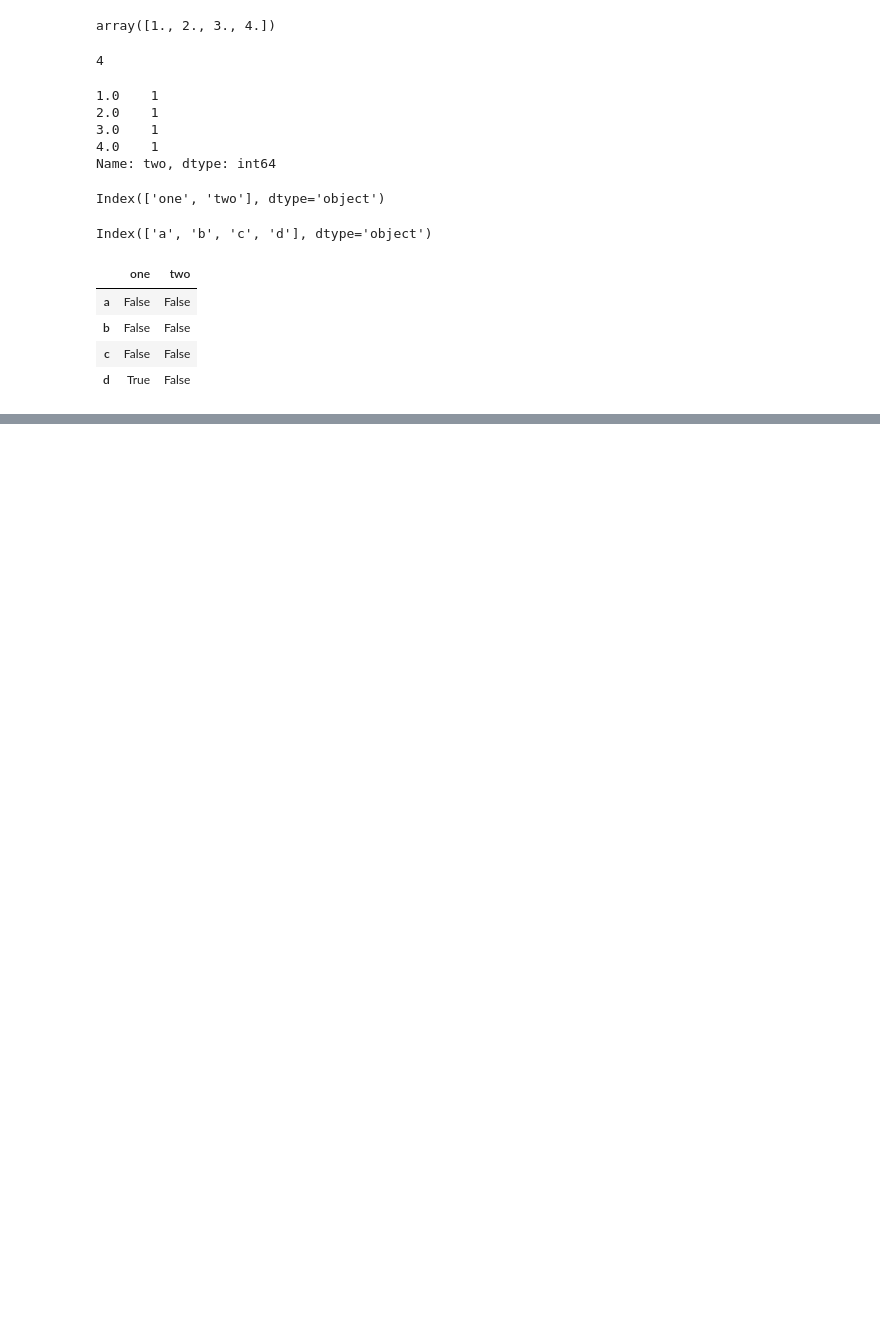
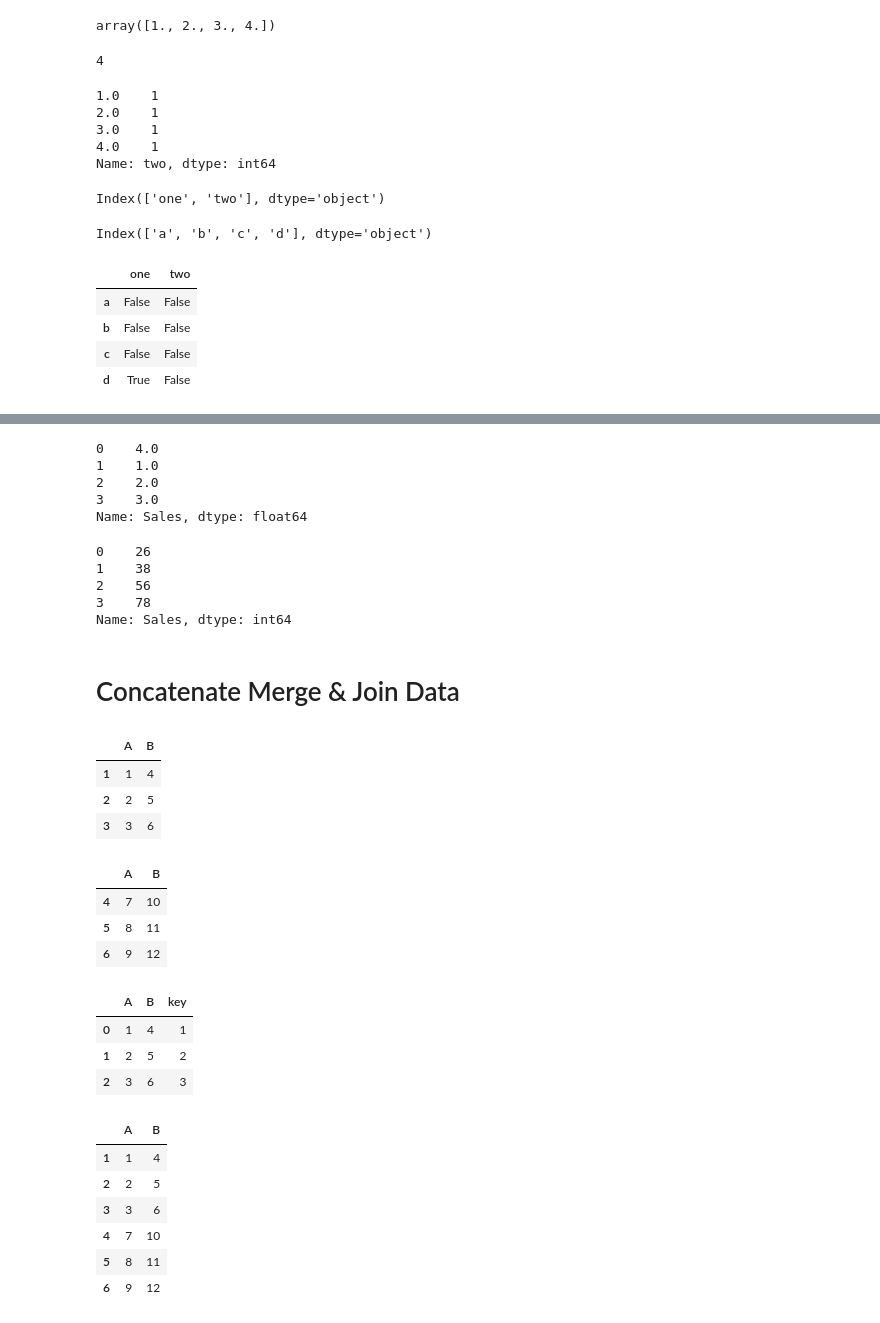
Before and after one commit to VLieberg/Python-Basics-Coding, a Jupyter notebook: notebooks/Pandas Tutorial.ipynb, the cells around one changed output, grey strips where cells are left out. Drawn from its saved outputs; the diff is of its cells as text; code cells hidden in the pictures; blank space fills up the shorter version.

```diff
--- a/notebooks/Pandas Tutorial.ipynb
+++ b/notebooks/Pandas Tutorial.ipynb
@@ -1048,0 +1124,57 @@ df_2.isnull()
+# %%
+df_11['Sales'].rank(method='first')
+# %% [output]
+0    4.0
+1    1.0
+2    2.0
+3    3.0
+Name: Sales, dtype: float64
+# %%
+df_11['Sales'].cumsum()
+# %% [output]
+0    26
+1    38
+2    56
+3    78
+Name: Sales, dtype: int64
+# %% [markdown]
+# Concatenate Merge & Join Data
+# %%
+# You can concatenate DFs in the order DFs are provided
+df_12 = pd.DataFrame({'A': [1,2,3],
+                     'B': [4,5,6]},
+                    index=[1,2,3])
+df_12
+# %% [output]
+|  | A | B |
+| 1 | 1 | 4 |
+| 2 | 2 | 5 |
+| 3 | 3 | 6 |
+# %%
+df_13 = pd.DataFrame({'A': [7,8,9],
+                     'B': [10,11,12]},
+                    index=[4,5,6])
+df_13
+# %% [output]
+|  | A | B |
+| 4 | 7 | 10 |
+| 5 | 8 | 11 |
+| 6 | 9 | 12 |
+# %%
+df_12.combine(df_13, np.minimum)
+# %% [output]
+|  | A | B | key |
+| 0 | 1 | 4 | 1 |
+| 1 | 2 | 5 | 2 |
+| 2 | 3 | 6 | 3 |
+# %%
+# Append rows of DataFrames
+pd.concat([df_12, df_13])
+# %% [output]
+|  | A | B |
+| 1 | 1 | 4 |
+| 2 | 2 | 5 |
+| 3 | 3 | 6 |
+| 4 | 7 | 10 |
+| 5 | 8 | 11 |
+| 6 | 9 | 12 |
```
Also changed, not shown: parts of 31 cells of this notebook.
